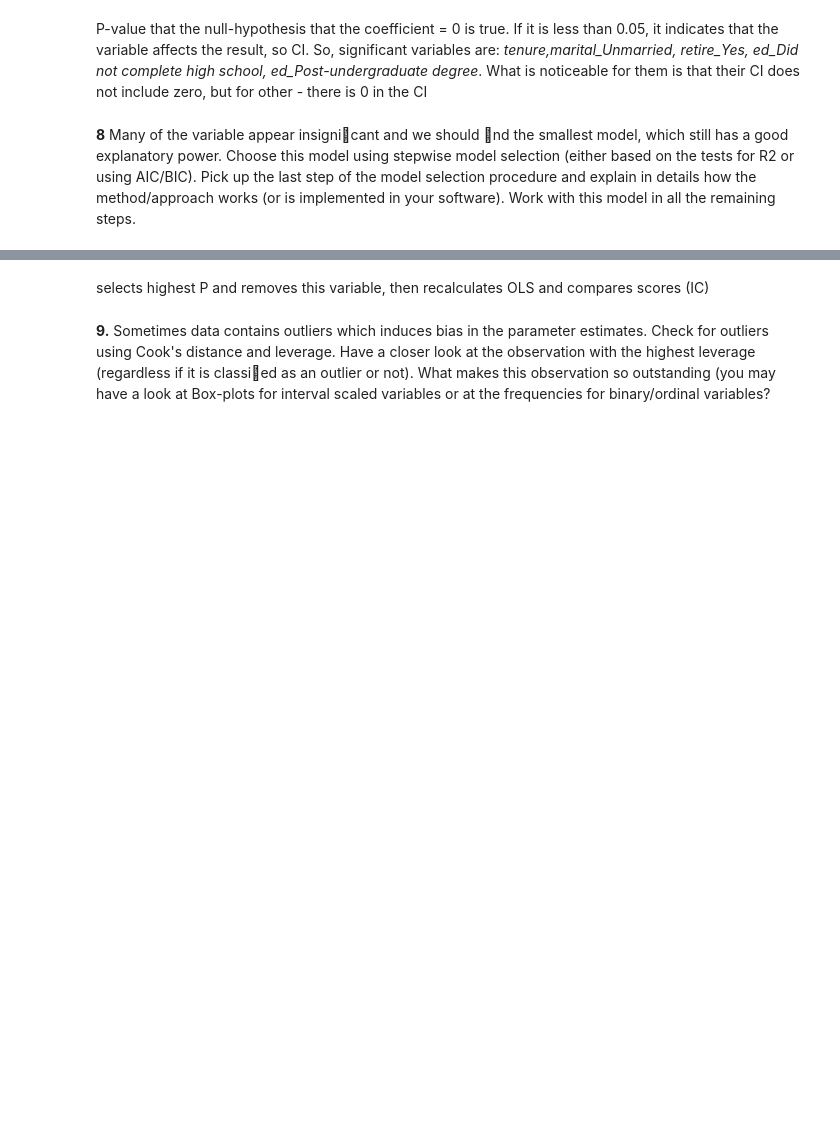
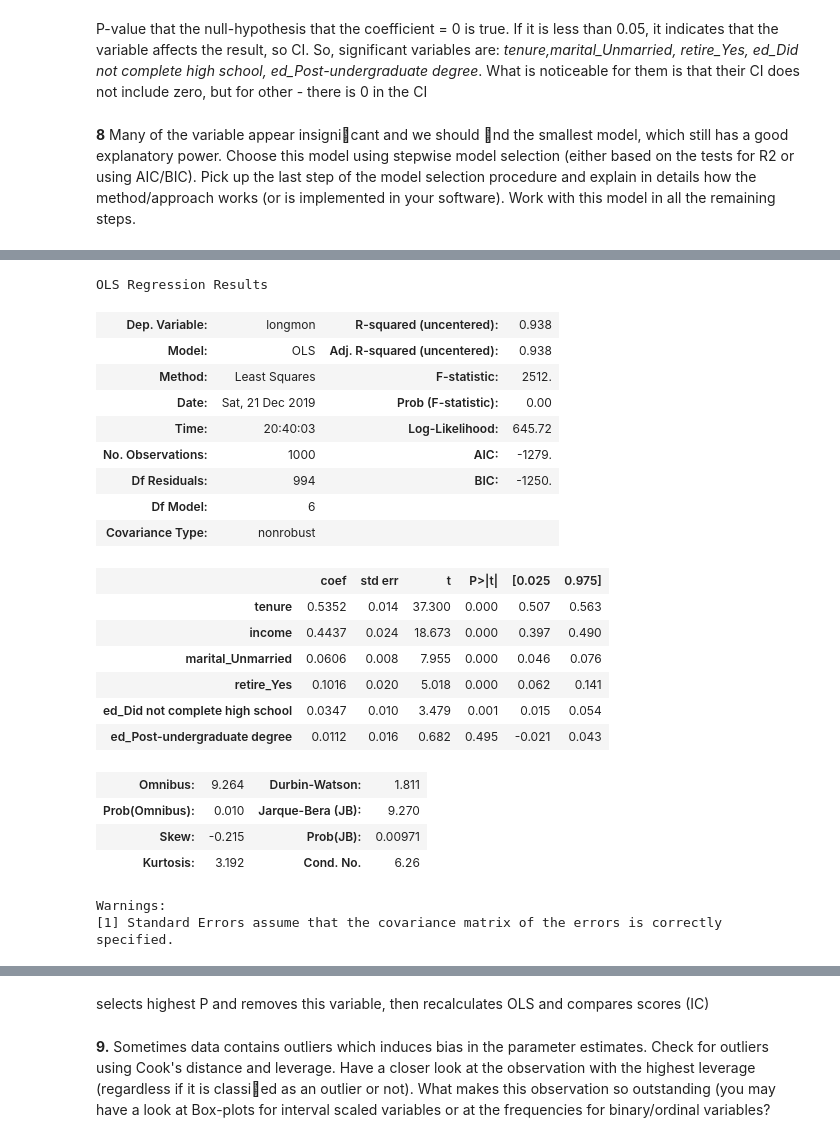
Before and after one commit to St-Jester/stats2, a Jupyter notebook: Assignment2.ipynb, the cells around one changed output, grey strips where cells are left out. Cells and saved outputs as stored; diff of their text form; code cells hidden in the pictures; blank space fills up the shorter version.

```diff
--- a/Assignment2.ipynb
+++ b/Assignment2.ipynb
@@ -508,3 +594,33 @@ is implemented in your software). Work with this model in all the remaining step
+# %%
+data_const = sm.add_constant(data_normed)
+y_test = data_const.longmon
+X_test = data_const[['tenure', 'income', 'marital_Unmarried', 'retire_Yes', 'ed_Did not complete high school', 'ed_Post-undergraduate degree']]
+test_ols = sm.OLS(y_test, X_test).fit()
+test_ols.summary()
+# %% [output]
+OLS Regression Results
+| Dep. Variable: | longmon | R-squared (uncentered): | 0.938 |
+| Model: | OLS | Adj. R-squared (uncentered): | 0.938 |
+| Method: | Least Squares | F-statistic: | 2512. |
+| Date: | Sat, 21 Dec 2019 | Prob (F-statistic): | 0.00 |
+| Time: | 20:40:03 | Log-Likelihood: | 645.72 |
+| No. Observations: | 1000 | AIC: | -1279. |
+| Df Residuals: | 994 | BIC: | -1250. |
+| Df Model: | 6 |  |  |
+| Covariance Type: | nonrobust |  |  |
+|  | coef | std err | t | P>|t| | [0.025 | 0.975] |
+| tenure | 0.5352 | 0.014 | 37.300 | 0.000 | 0.507 | 0.563 |
+| income | 0.4437 | 0.024 | 18.673 | 0.000 | 0.397 | 0.490 |
+| marital_Unmarried | 0.0606 | 0.008 | 7.955 | 0.000 | 0.046 | 0.076 |
+| retire_Yes | 0.1016 | 0.020 | 5.018 | 0.000 | 0.062 | 0.141 |
+| ed_Did not complete high school | 0.0347 | 0.010 | 3.479 | 0.001 | 0.015 | 0.054 |
+| ed_Post-undergraduate degree | 0.0112 | 0.016 | 0.682 | 0.495 | -0.021 | 0.043 |
+| Omnibus: | 9.264 | Durbin-Watson: | 1.811 |
+| Prob(Omnibus): | 0.010 | Jarque-Bera (JB): | 9.270 |
+| Skew: | -0.215 | Prob(JB): | 0.00971 |
+| Kurtosis: | 3.192 | Cond. No. | 6.26 |
+Warnings:
+[1] Standard Errors assume that the covariance matrix of the errors is correctly specified.
 # %%
 def sterpwize_step(step_data, var_names):
     # remove 1 variable
```
Also changed, not shown: parts of 16 cells of this notebook.
